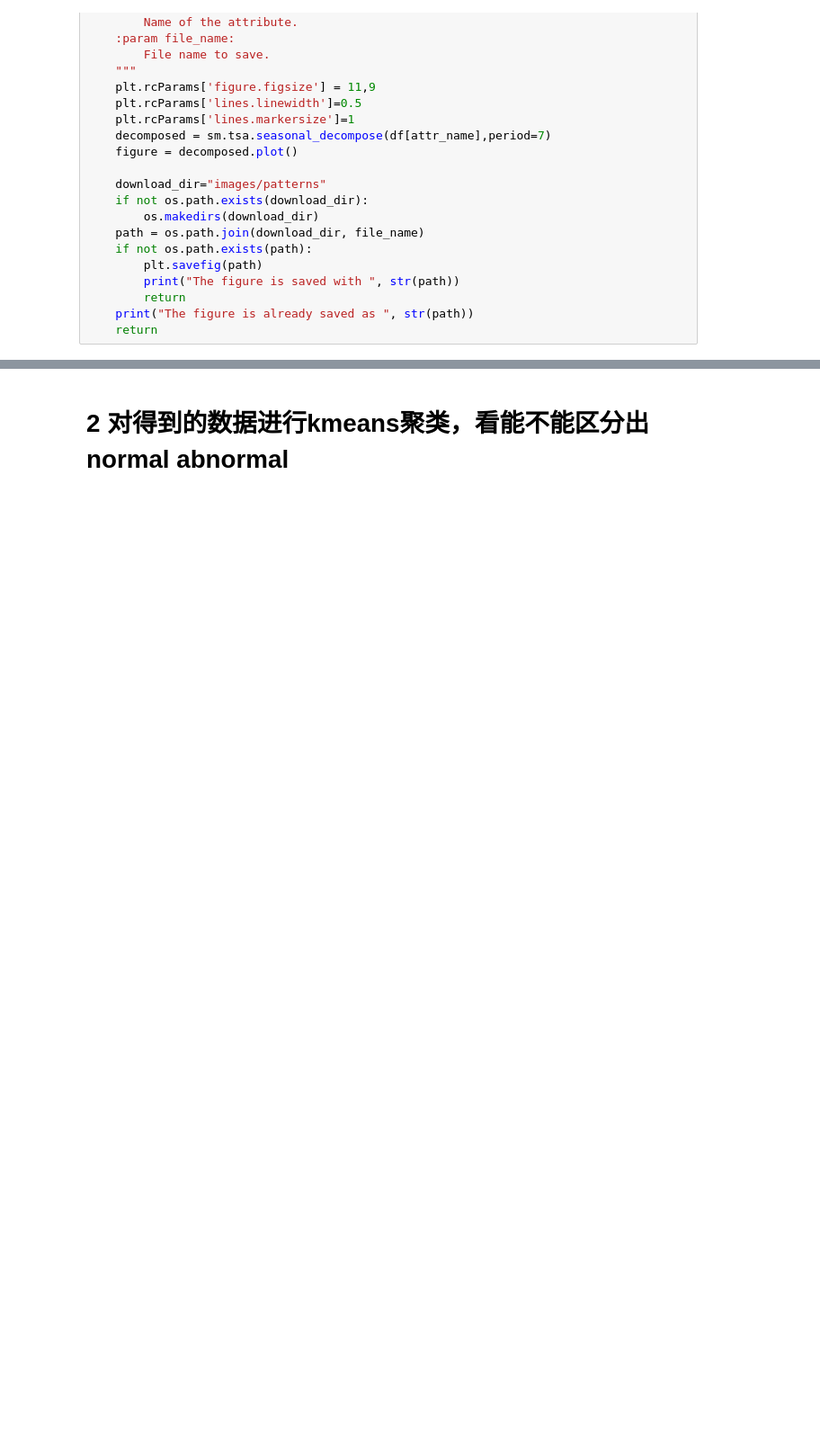
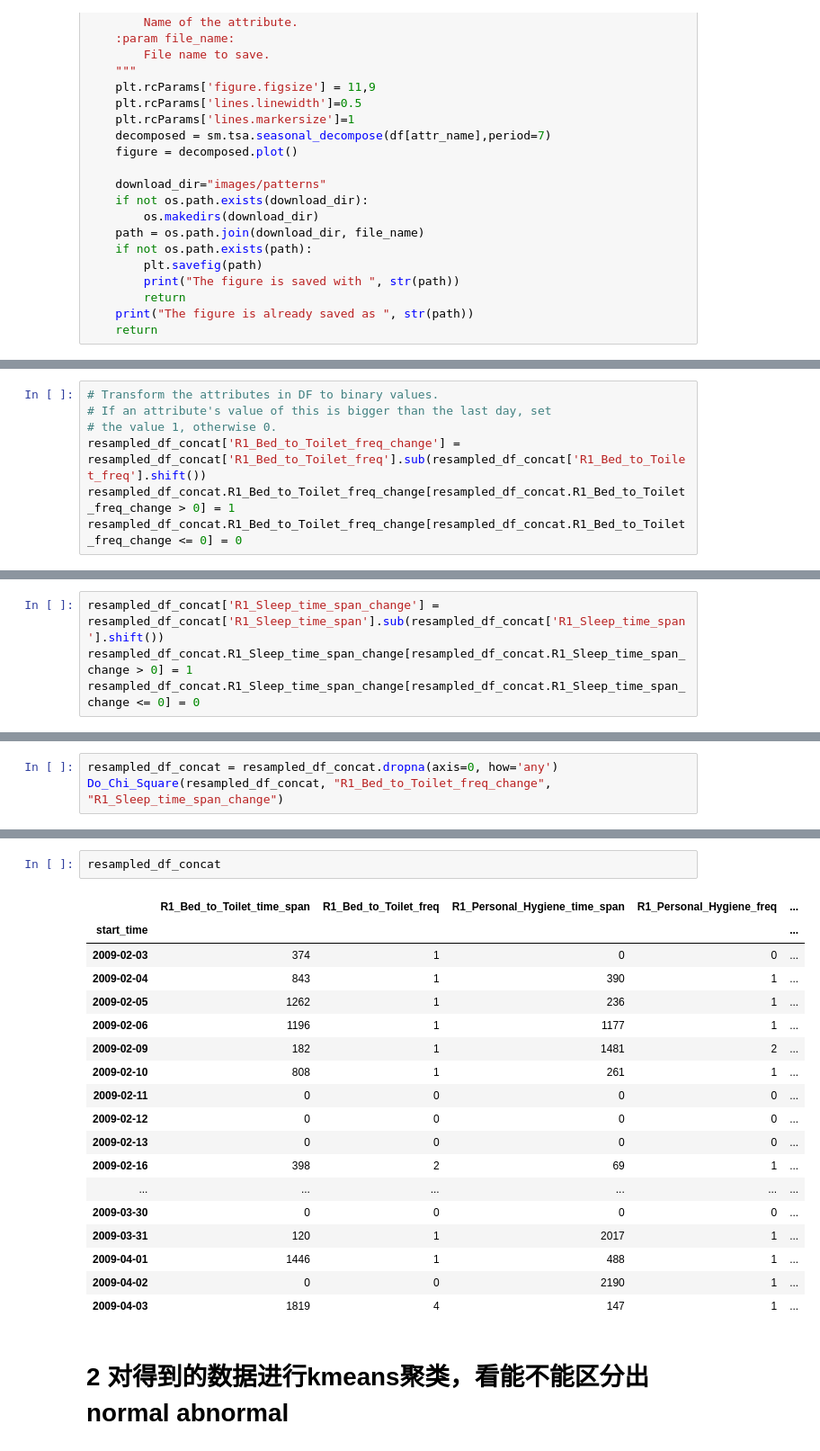
Before and after one commit to wendiganyu/IOTPhase2, a Jupyter notebook: ActivityStatisticsAndForecast.ipynb, the cells around one changed output, grey strips where cells are left out. Shown at 90% size. Drawn from its saved outputs; the diff is of its cells as text; blank space fills up the shorter version.

```diff
--- a/ActivityStatisticsAndForecast.ipynb
+++ b/ActivityStatisticsAndForecast.ipynb
@@ -630,0 +803,7 @@ The figure is saved with  images/patterns/R1_Sleep_time_span.pdf
+# %%
+# Transform the attributes in DF to binary values.
+# If an attribute's value of this is bigger than the last day, set
+# the value 1, otherwise 0.
+resampled_df_concat['R1_Bed_to_Toilet_freq_change'] = resampled_df_concat['R1_Bed_to_Toilet_freq'].sub(resampled_df_concat['R1_Bed_to_Toilet_freq'].shift())
+resampled_df_concat.R1_Bed_to_Toilet_freq_change[resampled_df_concat.R1_Bed_to_Toilet_freq_change > 0] = 1
+resampled_df_concat.R1_Bed_to_Toilet_freq_change[resampled_df_concat.R1_Bed_to_Toilet_freq_change <= 0] = 0
@@ -630,0 +824,4 @@ The figure is saved with  images/patterns/R1_Sleep_time_span.pdf
+# %%
+resampled_df_concat['R1_Sleep_time_span_change'] = resampled_df_concat['R1_Sleep_time_span'].sub(resampled_df_concat['R1_Sleep_time_span'].shift())
+resampled_df_concat.R1_Sleep_time_span_change[resampled_df_concat.R1_Sleep_time_span_change > 0] = 1
+resampled_df_concat.R1_Sleep_time_span_change[resampled_df_concat.R1_Sleep_time_span_change <= 0] = 0
@@ -630,0 +842,3 @@ The figure is saved with  images/patterns/R1_Sleep_time_span.pdf
+# %%
+resampled_df_concat = resampled_df_concat.dropna(axis=0, how='any')
+Do_Chi_Square(resampled_df_concat, "R1_Bed_to_Toilet_freq_change", "R1_Sleep_time_span_change")
@@ -631,3 +865,24 @@ The figure is saved with  images/patterns/R1_Sleep_time_span.pdf
+# %%
+resampled_df_concat
+# %% [output]
+|  | R1_Bed_to_Toilet_time_span | R1_Bed_to_Toilet_freq | R1_Personal_Hygiene_time_span | R1_Personal_Hygiene_freq | ... |
+| start_time |  |  |  |  | ... |
+| 2009-02-03 | 374 | 1 | 0 | 0 | ... |
+| 2009-02-04 | 843 | 1 | 390 | 1 | ... |
+| 2009-02-05 | 1262 | 1 | 236 | 1 | ... |
+| 2009-02-06 | 1196 | 1 | 1177 | 1 | ... |
+| 2009-02-09 | 182 | 1 | 1481 | 2 | ... |
+| 2009-02-10 | 808 | 1 | 261 | 1 | ... |
+| 2009-02-11 | 0 | 0 | 0 | 0 | ... |
+| 2009-02-12 | 0 | 0 | 0 | 0 | ... |
+| 2009-02-13 | 0 | 0 | 0 | 0 | ... |
+| 2009-02-16 | 398 | 2 | 69 | 1 | ... |
+| ... | ... | ... | ... | ... | ... |
+| 2009-03-30 | 0 | 0 | 0 | 0 | ... |
+| 2009-03-31 | 120 | 1 | 2017 | 1 | ... |
+| 2009-04-01 | 1446 | 1 | 488 | 1 | ... |
+| 2009-04-02 | 0 | 0 | 2190 | 1 | ... |
+| 2009-04-03 | 1819 | 4 | 147 | 1 | ... |
 # %% [markdown]
 # 2 对得到的数据进行kmeans聚类，看能不能区分出normal abnormal
 # %%
```
Also changed, not shown: parts of 13 cells of this notebook, 9 other files.
